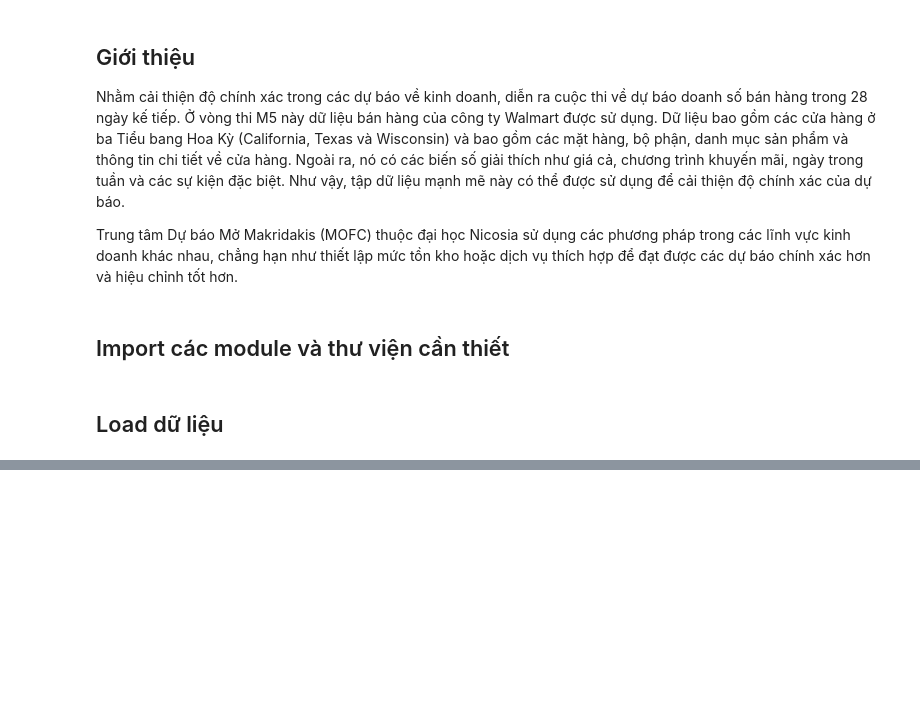
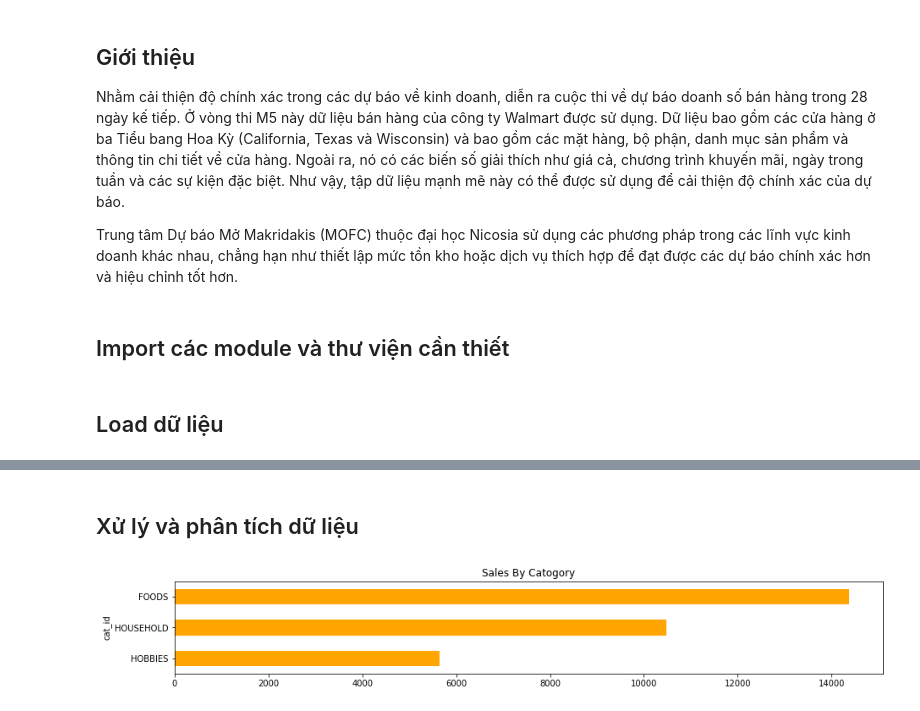
Before and after one commit to ngotancuong/mse.python, a Jupyter notebook: Baitap03.ipynb, the cells around one changed output, grey strips where cells are left out. Saved outputs shown, nothing was run; the diff lists cells and outputs as text; code cells hidden in the pictures; blank space fills up the shorter version.

```diff
--- a/Baitap03.ipynb
+++ b/Baitap03.ipynb
@@ -75,0 +70,8 @@ sell_prices = pd.read_csv('../input/m5-forecasting-accuracy/sell_prices.csv')
+# %%
+# Đọc các Datasets vào bộ nhớ chính
+sell_prices = pd.read_csv('https://media.githubusercontent.com/media/ngotancuong/mse.python/master/data/input/sell_prices.csv')
+df_val = pd.read_csv('https://media.githubusercontent.com/media/ngotancuong/mse.python/master/data/input/sales_train_validation.csv')
+calender = pd.read_csv('https://media.githubusercontent.com/media/ngotancuong/mse.python/master/data/input/calendar.csv')
+train_sales = pd.read_csv('https://media.githubusercontent.com/media/ngotancuong/mse.python/master/data/input/sales_train_evaluation.csv')
+
+print("Import dataset thành công. Dữ liệu đã được nạp vào 4 Data Frame")
@@ -75,0 +426,8 @@ sell_prices = pd.read_csv('../input/m5-forecasting-accuracy/sell_prices.csv')
+# %% [markdown]
+## Xử lý và phân tích dữ liệu
+# %%
+#Sales Catogery
+df_val.groupby('cat_id').count()['id'].sort_values().plot(kind='barh',figsize=(15,2), title='Sales By Catogory',width=0.5,color='orange')
+plt.show()
+# %% [output]
+[figure, added]
```
Also changed, not shown: parts of 104 cells of this notebook.
